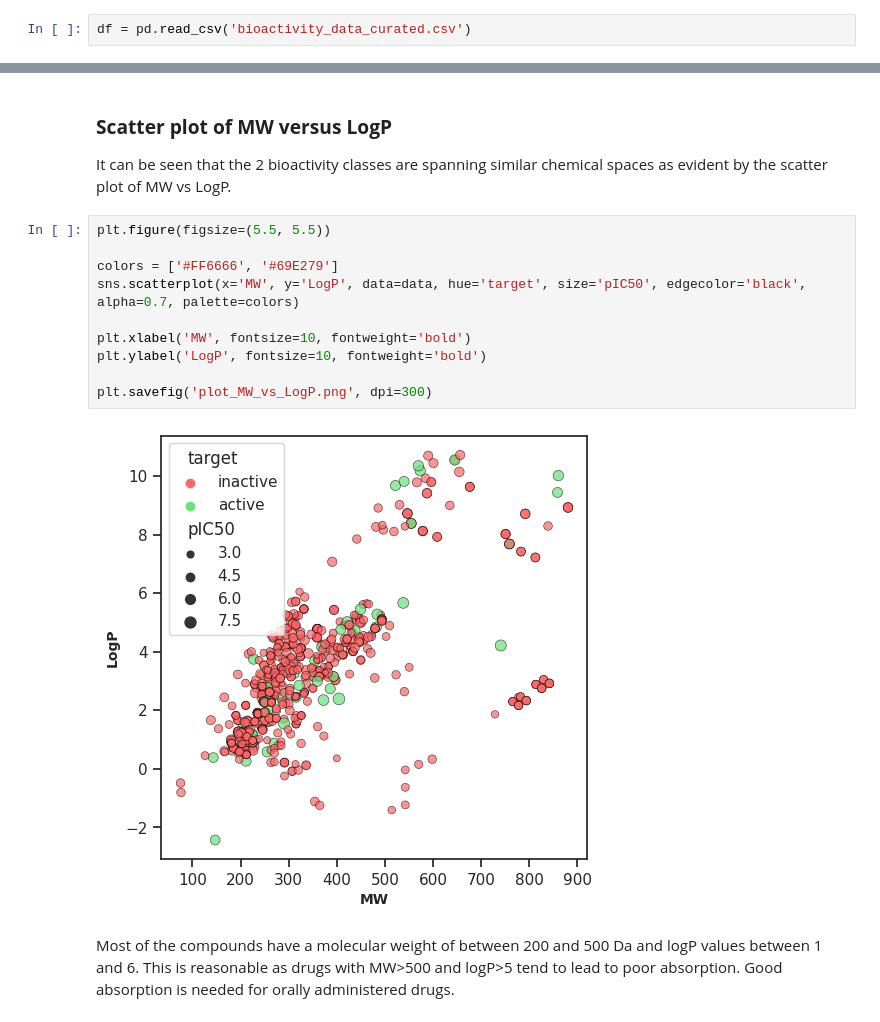
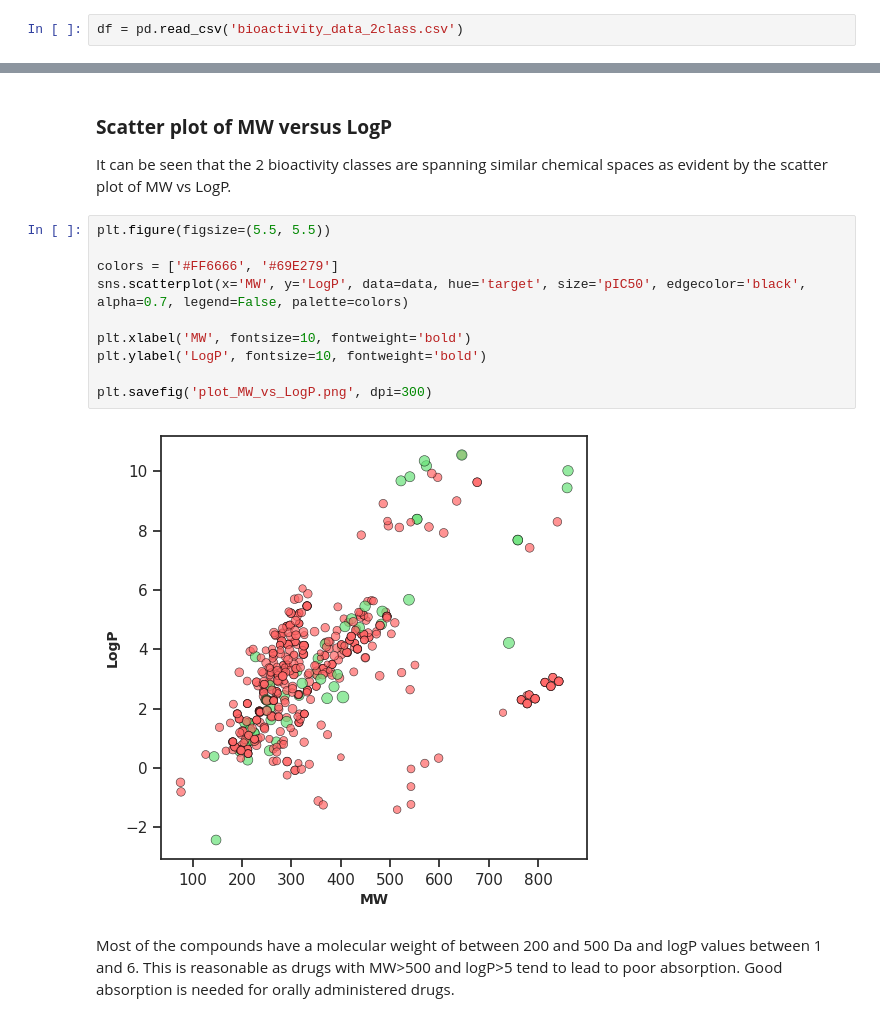
Before and after one commit to mounsifelatouch/cdd, a Jupyter notebook: notebooks/2_cdd_ml_part_2_exploratory_data_analysis.ipynb, the cells around one changed output, grey strips where cells are left out. Saved outputs shown, nothing was run; the diff lists cells and outputs as text.

```diff
--- a/notebooks/2_cdd_ml_part_2_exploratory_data_analysis.ipynb
+++ b/notebooks/2_cdd_ml_part_2_exploratory_data_analysis.ipynb
@@ -53,5 +50,5 @@ bioactivity_data_cu 100%[===================>]  53.06K  --.-KB/s    in 0.01s
 # %%
-df = pd.read_csv('bioactivity_data_curated.csv')
+df = pd.read_csv('bioactivity_data_2class.csv')
 # %%
 df_no_smiles = df.drop(columns='canonical_smiles')
 # %%
@@ -175,15 +156,15 @@ It can be seen that the 2 bioactivity classes are spanning similar chemical spac
 # %%
 plt.figure(figsize=(5.5, 5.5))
 
 colors = ['#FF6666', '#69E279']
-sns.scatterplot(x='MW', y='LogP', data=data, hue='target', size='pIC50', edgecolor='black', alpha=0.7, palette=colors)
+sns.scatterplot(x='MW', y='LogP', data=data, hue='target', size='pIC50', edgecolor='black', alpha=0.7, legend=False, palette=colors)
 
 plt.xlabel('MW', fontsize=10, fontweight='bold')
 plt.ylabel('LogP', fontsize=10, fontweight='bold')
 
 plt.savefig('plot_MW_vs_LogP.png', dpi=300)
 # %% [output]
-[figure, old version]
+[figure, new version]
 # %% [markdown]
 Most of the compounds have a molecular weight of between 200 and 500 Da and logP values between 1 and 6. This is reasonable as drugs with MW>500 and logP>5 tend to lead to poor absorption. Good absorption is needed for orally administered drugs.
 # %% [markdown]
```
Also changed, not shown: parts of 16 cells of this notebook.
